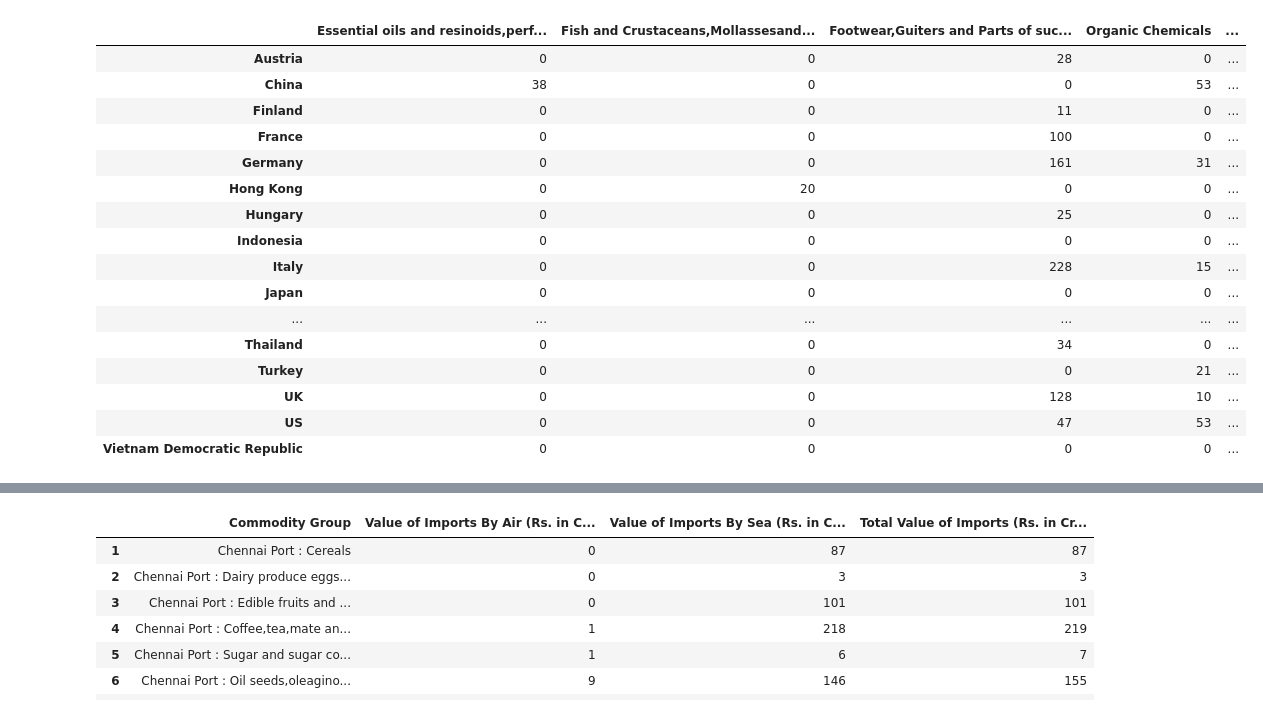
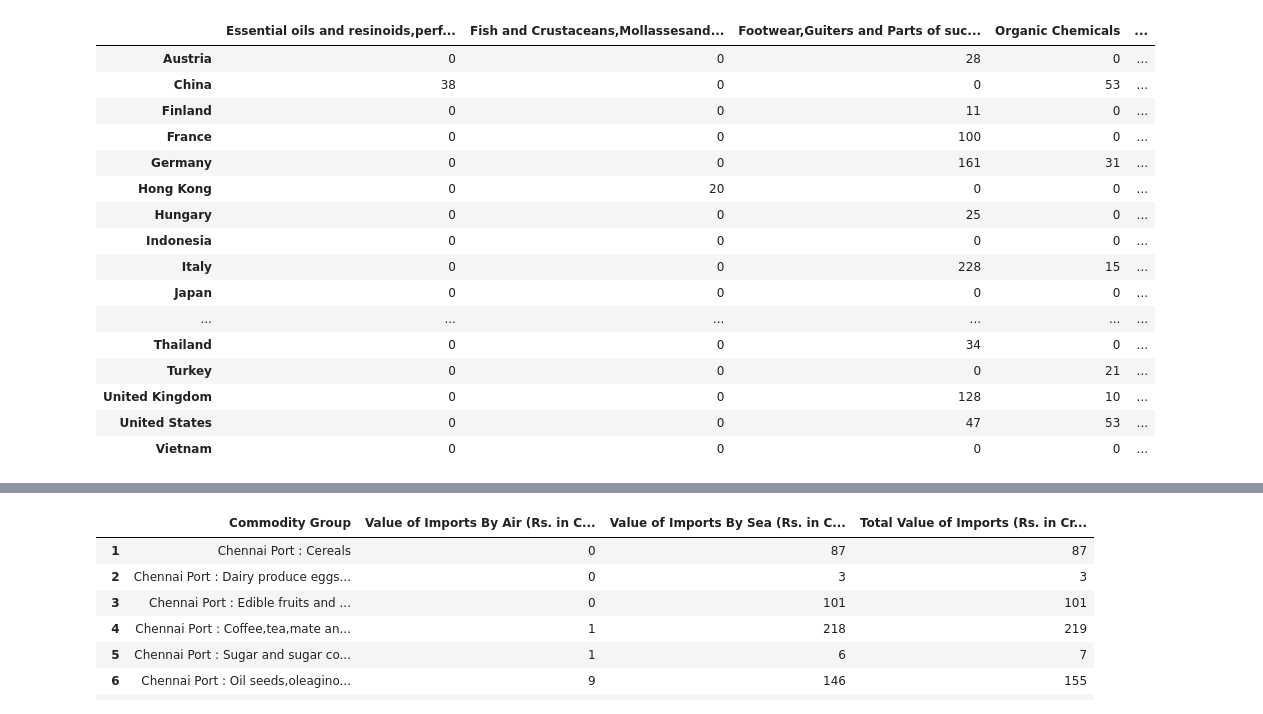
Before and after one commit to thisHermit/ke_rockz, a Jupyter notebook: Final Data Cleaning.ipynb, the cells around one changed output, grey strips where cells are left out. Saved outputs shown, nothing was run; the diff lists cells and outputs as text; code cells hidden in the pictures.

```diff
--- a/Final Data Cleaning.ipynb
+++ b/Final Data Cleaning.ipynb
@@ -1,23 +1,23 @@
 # %%
 import pandas as pd
 # %%
-pd.read_json('./datasets/export_commodities_by_air.json')
+pd.read_json('./final_datasets/export_commodities_by_air.json')
 # %% [output]
 |  | Essential oils and resinoids,perf... | Fish and Crustaceans,Mollassesand... | Footwear,Guiters and Parts of suc... | Organic Chemicals | ... |
 | Austria | 0 | 0 | 28 | 0 | ... |
 | China | 38 | 0 | 0 | 53 | ... |
 | Finland | 0 | 0 | 11 | 0 | ... |
 | France | 0 | 0 | 100 | 0 | ... |
 | Germany | 0 | 0 | 161 | 31 | ... |
 | Hong Kong | 0 | 20 | 0 | 0 | ... |
 | Hungary | 0 | 0 | 25 | 0 | ... |
 | Indonesia | 0 | 0 | 0 | 0 | ... |
 | Italy | 0 | 0 | 228 | 15 | ... |
 | Japan | 0 | 0 | 0 | 0 | ... |
 | ... | ... | ... | ... | ... | ... |
 | Thailand | 0 | 0 | 34 | 0 | ... |
 | Turkey | 0 | 0 | 0 | 21 | ... |
-| UK | 0 | 0 | 128 | 10 | ... |
-| US | 0 | 0 | 47 | 53 | ... |
-| Vietnam Democratic Republic | 0 | 0 | 0 | 0 | ... |
+| United Kingdom | 0 | 0 | 128 | 10 | ... |
+| United States | 0 | 0 | 47 | 53 | ... |
+| Vietnam | 0 | 0 | 0 | 0 | ... |
 # %%
```
Also changed, not shown: parts of 3 cells of this notebook, 4 other files.
